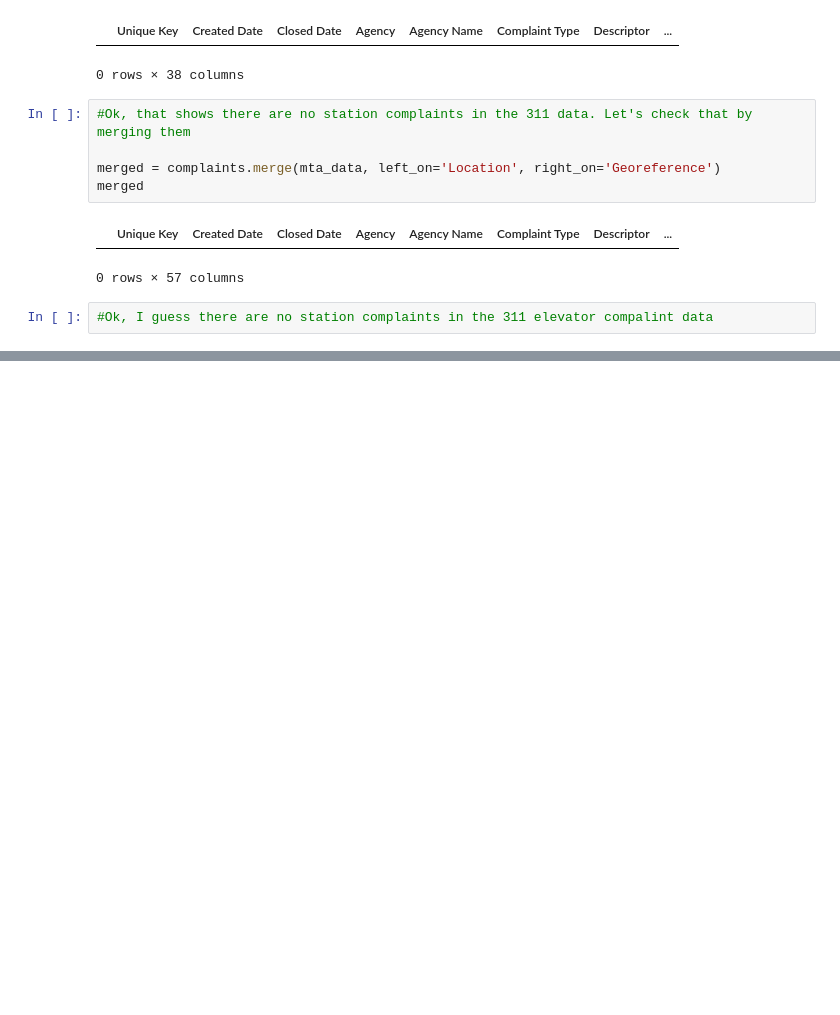
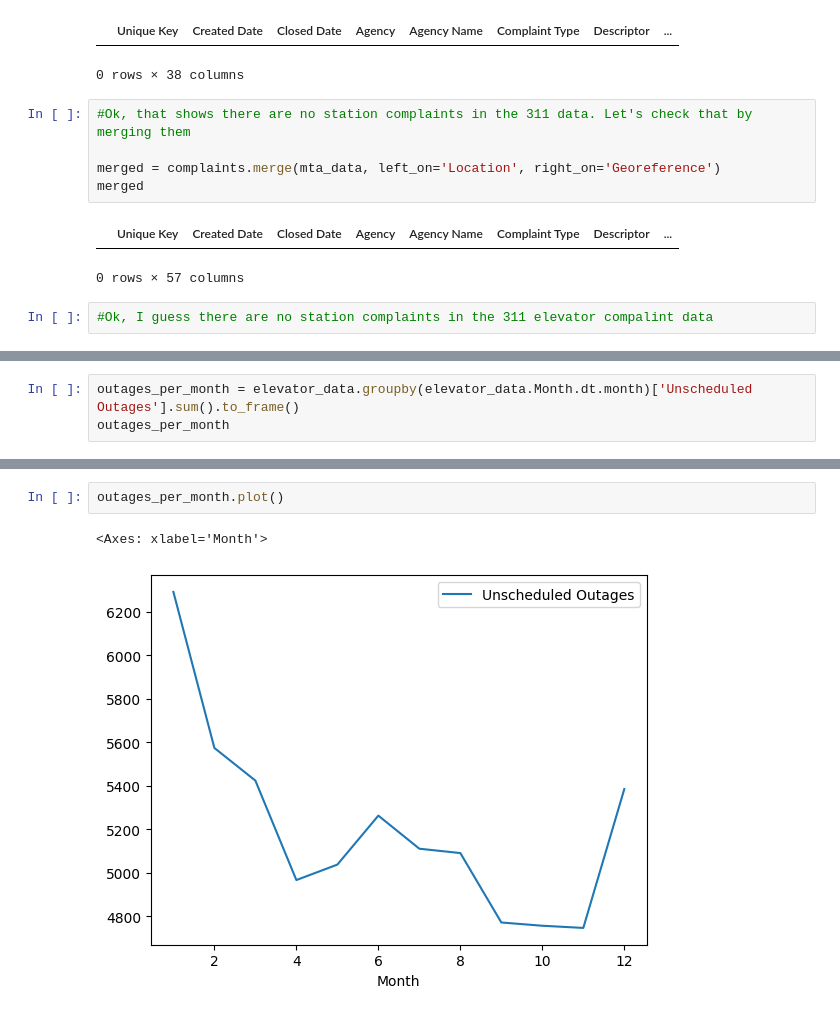
Before and after one commit to ZSlemmons/MTA-elevators, a Jupyter notebook: 311-complaints.ipynb, the cells around one changed output, grey strips where cells are left out. Drawn from its saved outputs; the diff is of its cells as text; blank space fills up the shorter version.

```diff
--- a/311-complaints.ipynb
+++ b/311-complaints.ipynb
@@ -46,0 +127,3 @@ merged
+# %%
+outages_per_month = elevator_data.groupby(elevator_data.Month.dt.month)['Unscheduled Outages'].sum().to_frame()
+outages_per_month
@@ -46,0 +145,5 @@ merged
+# %%
+outages_per_month.plot()
+# %% [output]
+<Axes: xlabel='Month'>
+[figure, added]
```
Also changed, not shown: parts of 15 cells of this notebook, 2 other files.
